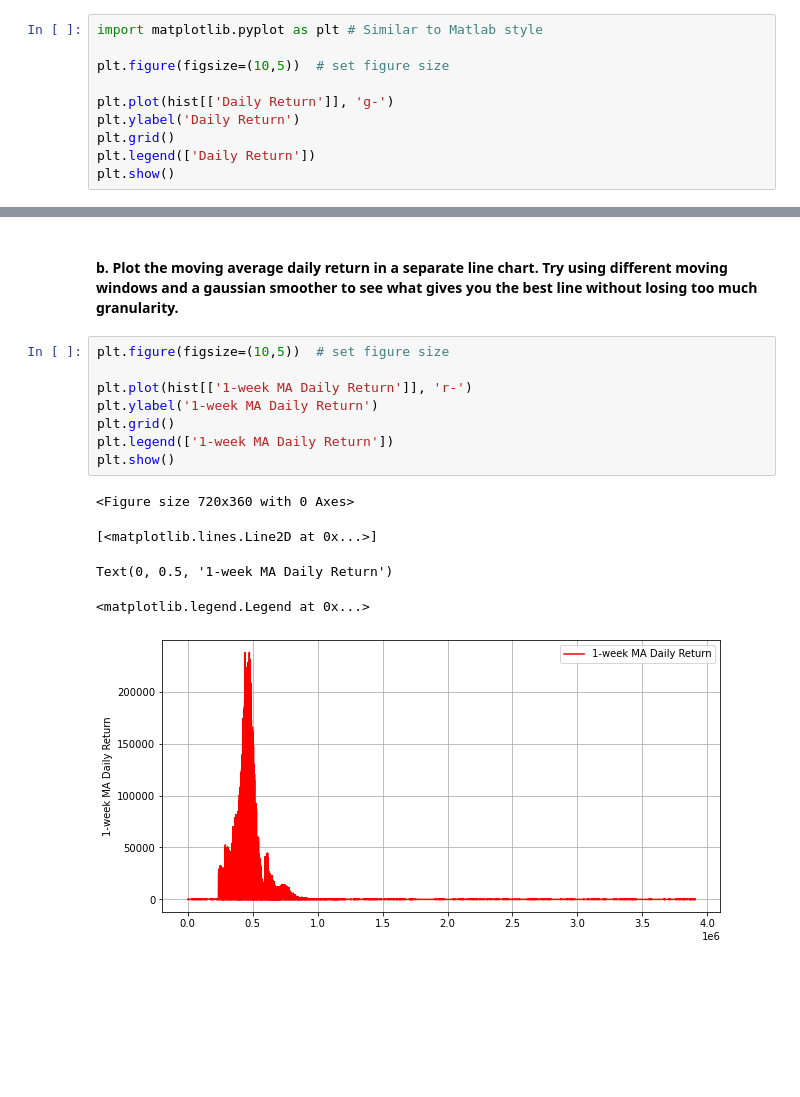
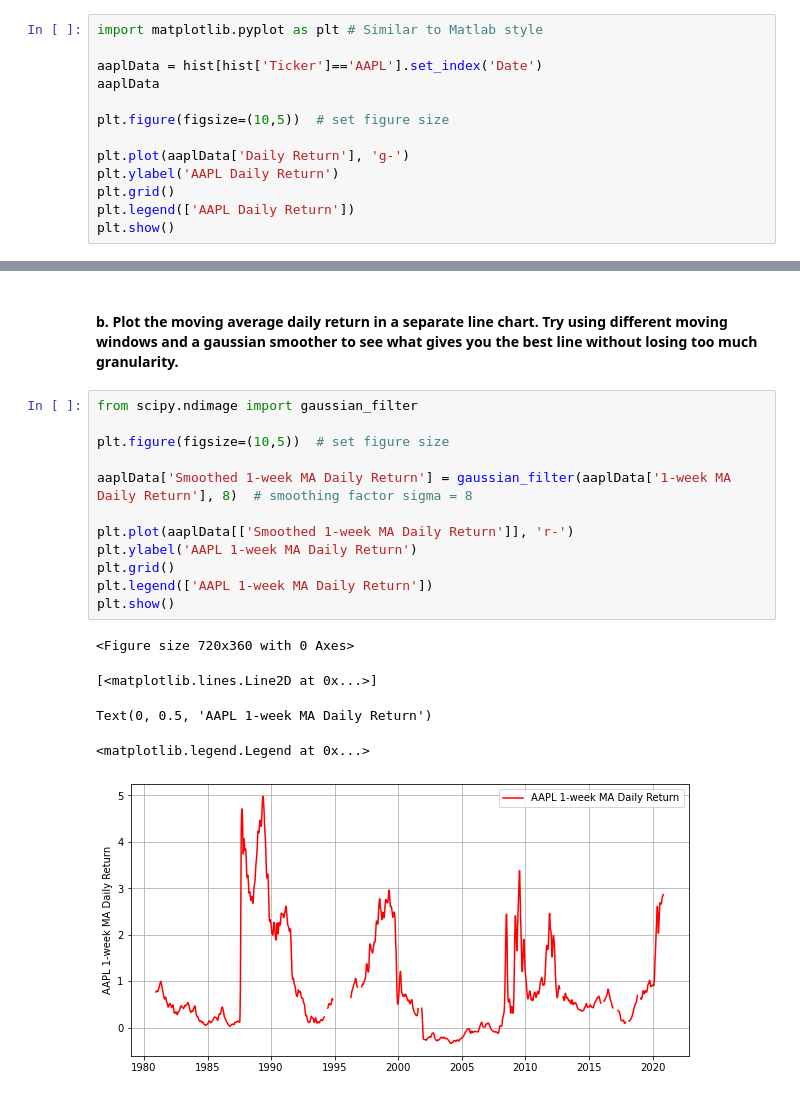
Before and after one commit to jeffsnguyen/Python, a Jupyter notebook: Level_9/Homework/9_3.ipynb, the cells around one changed output, grey strips where cells are left out. Saved outputs shown, nothing was run; the diff lists cells and outputs as text; blank space fills up the shorter version.

```diff
--- a/Level_9/Homework/9_3.ipynb
+++ b/Level_9/Homework/9_3.ipynb
@@ -34,11 +34,14 @@ hist.tail()
 # %%
 import matplotlib.pyplot as plt # Similar to Matlab style
 
+aaplData = hist[hist['Ticker']=='AAPL'].set_index('Date')
+aaplData
+
 plt.figure(figsize=(10,5))  # set figure size
 
-plt.plot(hist[['Daily Return']], 'g-')
-plt.ylabel('Daily Return')
+plt.plot(aaplData['Daily Return'], 'g-')
+plt.ylabel('AAPL Daily Return')
 plt.grid()
-plt.legend(['Daily Return'])
+plt.legend(['AAPL Daily Return'])
 plt.show()
 # %% [output]
@@ -50,16 +67,20 @@ Text(0, 0.5, 'Daily Return')
 # %% [markdown]
 #### b. Plot the moving average daily return in a separate line chart. Try using different moving windows and a gaussian smoother to see what gives you the best line without losing too much granularity.
 # %%
+from scipy.ndimage import gaussian_filter
+
 plt.figure(figsize=(10,5))  # set figure size
 
-plt.plot(hist[['1-week MA Daily Return']], 'r-')
-plt.ylabel('1-week MA Daily Return')
+aaplData['Smoothed 1-week MA Daily Return'] = gaussian_filter(aaplData['1-week MA Daily Return'], 8)  # smoothing factor sigma = 8
+
+plt.plot(aaplData[['Smoothed 1-week MA Daily Return']], 'r-')
+plt.ylabel('AAPL 1-week MA Daily Return')
 plt.grid()
-plt.legend(['1-week MA Daily Return'])
+plt.legend(['AAPL 1-week MA Daily Return'])
 plt.show()
 # %% [output]
 <Figure size 720x360 with 0 Axes>
 [<matplotlib.lines.Line2D at 0x...>]
-Text(0, 0.5, '1-week MA Daily Return')
+Text(0, 0.5, 'AAPL 1-week MA Daily Return')
 <matplotlib.legend.Legend at 0x...>
-[figure, old version]
+[figure, new version]
```
Also changed, not shown: parts of 6 cells of this notebook.
